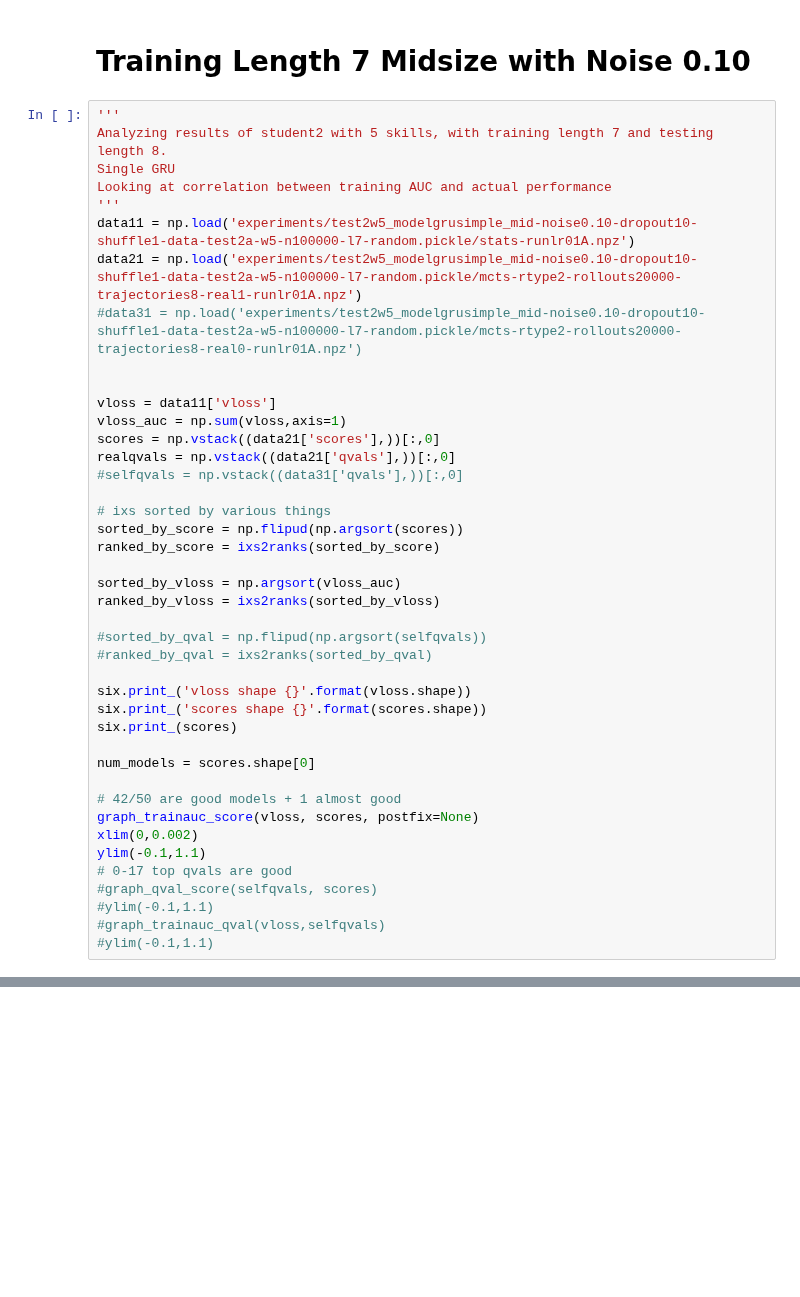
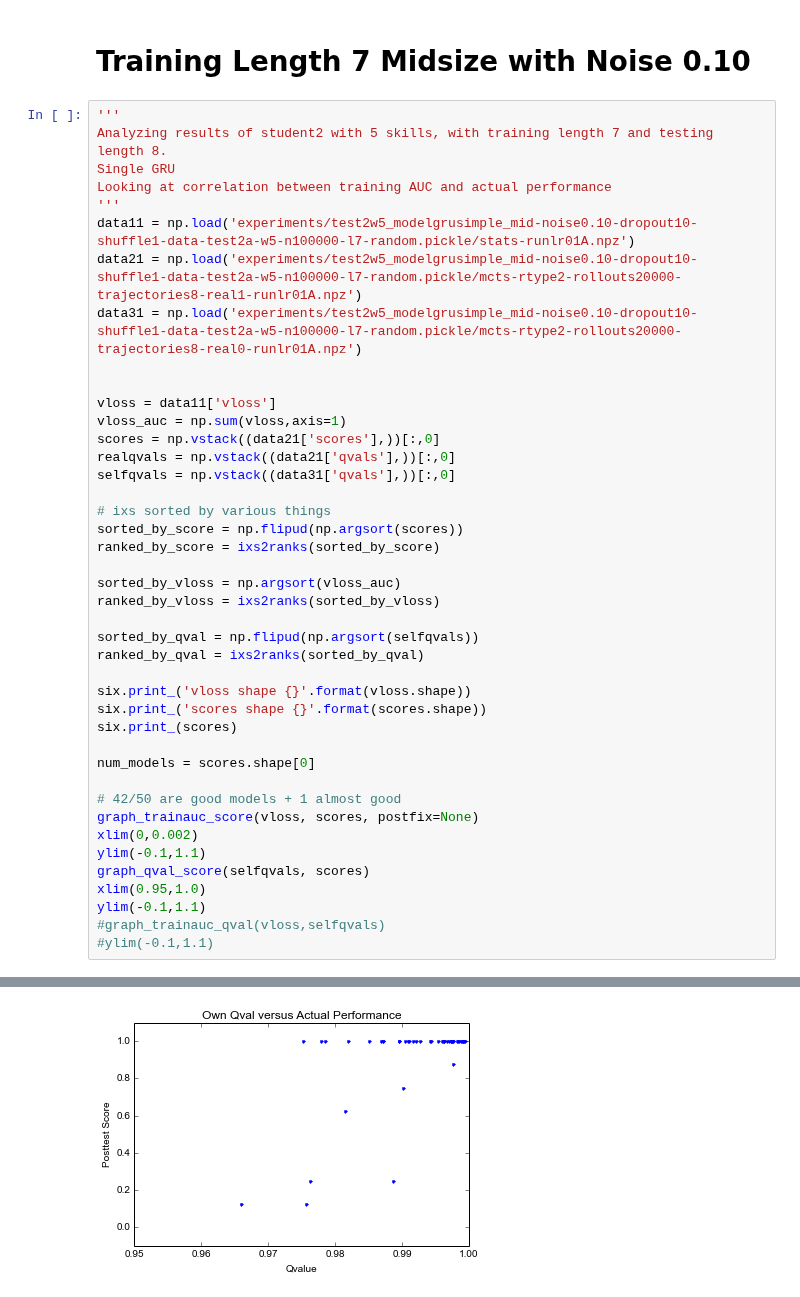
Before and after one commit to lisa-1010/smart-tutor, a Jupyter notebook: code/student2aw5.ipynb, the cells around one changed output, grey strips where cells are left out. Saved outputs shown, nothing was run; the diff lists cells and outputs as text; blank space fills up the shorter version.

```diff
--- a/code/student2aw5.ipynb
+++ b/code/student2aw5.ipynb
@@ -446,47 +469,48 @@ Looking at correlation between training AUC and actual performance
 '''
 data11 = np.load('experiments/test2w5_modelgrusimple_mid-noise0.10-dropout10-shuffle1-data-test2a-w5-n100000-l7-random.pickle/stats-runlr01A.npz')
 data21 = np.load('experiments/test2w5_modelgrusimple_mid-noise0.10-dropout10-shuffle1-data-test2a-w5-n100000-l7-random.pickle/mcts-rtype2-rollouts20000-trajectories8-real1-runlr01A.npz')
-#data31 = np.load('experiments/test2w5_modelgrusimple_mid-noise0.10-dropout10-shuffle1-data-test2a-w5-n100000-l7-random.pickle/mcts-rtype2-rollouts20000-trajectories8-real0-runlr01A.npz')
+data31 = np.load('experiments/test2w5_modelgrusimple_mid-noise0.10-dropout10-shuffle1-data-test2a-w5-n100000-l7-random.pickle/mcts-rtype2-rollouts20000-trajectories8-real0-runlr01A.npz')
 
 
 vloss = data11['vloss']
 vloss_auc = np.sum(vloss,axis=1)
 scores = np.vstack((data21['scores'],))[:,0]
 realqvals = np.vstack((data21['qvals'],))[:,0]
-#selfqvals = np.vstack((data31['qvals'],))[:,0]
+selfqvals = np.vstack((data31['qvals'],))[:,0]
 
 # ixs sorted by various things
 sorted_by_score = np.flipud(np.argsort(scores))
 ranked_by_score = ixs2ranks(sorted_by_score)
 
 sorted_by_vloss = np.argsort(vloss_auc)
 ranked_by_vloss = ixs2ranks(sorted_by_vloss)
 
-#sorted_by_qval = np.flipud(np.argsort(selfqvals))
-#ranked_by_qval = ixs2ranks(sorted_by_qval)
+sorted_by_qval = np.flipud(np.argsort(selfqvals))
+ranked_by_qval = ixs2ranks(sorted_by_qval)
 
 six.print_('vloss shape {}'.format(vloss.shape))
 six.print_('scores shape {}'.format(scores.shape))
 six.print_(scores)
 
 num_models = scores.shape[0]
 
 # 42/50 are good models + 1 almost good
 graph_trainauc_score(vloss, scores, postfix=None)
 xlim(0,0.002)
 ylim(-0.1,1.1)
-# 0-17 top qvals are good
-#graph_qval_score(selfqvals, scores)
-#ylim(-0.1,1.1)
+graph_qval_score(selfqvals, scores)
+xlim(0.95,1.0)
+ylim(-0.1,1.1)
 #graph_trainauc_qval(vloss,selfqvals)
 #ylim(-0.1,1.1)
 # %% [output]
 vloss shape (50, 41)
 scores shape (50,)
 [ 0.25   1.     1.     0.125  1.     1.     1.     1.     1.     1.     1.
   0.125  1.     0.     1.     1.     1.     1.     1.     1.     1.     1.
   0.625  1.     1.     1.     1.     0.75   1.     1.     0.875  1.     1.
   1.     1.     1.     1.     1.     1.     1.     1.     0.25   1.     1.
   1.     1.     1.     1.     1.     1.   ]
 (-0.1, 1.1)
 [figure]
+[figure, added]
```
Also changed, not shown: parts of 3 cells of this notebook, 2 other files.
